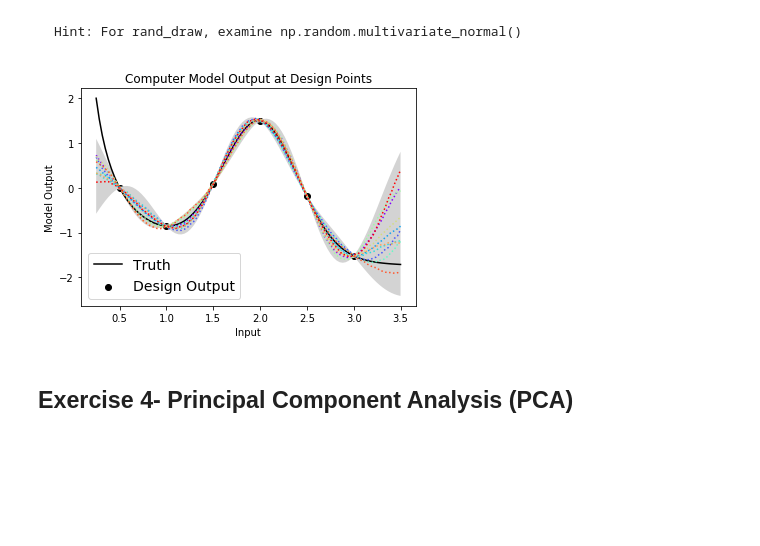
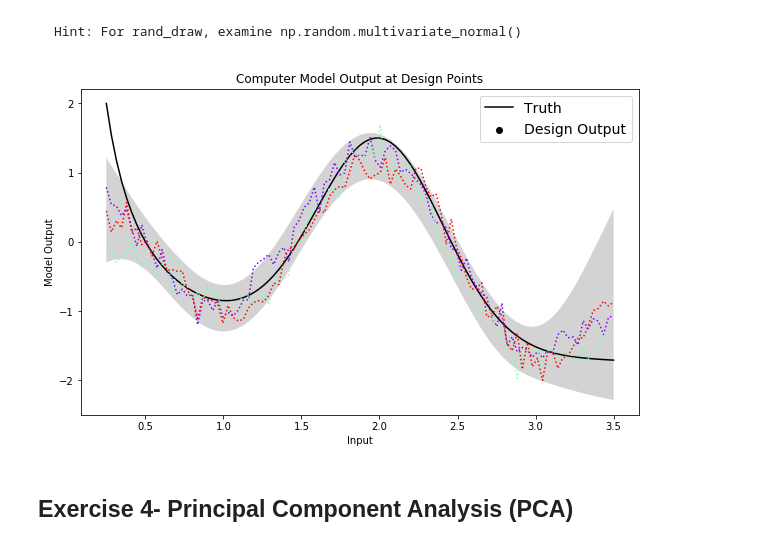
Before and after one commit to keweiyao/BayesExample, a Jupyter notebook: example.ipynb, the cells around one changed output. Cells and saved outputs as stored; diff of their text form; code cells hidden in the pictures; blank space fills up the shorter version.

```diff
--- a/example.ipynb
+++ b/example.ipynb
@@ -660,7 +660,8 @@ Run the two cells below
 # %%
 def truth(x):
     #return(3*x+np.cos(5*x))
-    return 1/x + 3*np.exp(-3*(x-2)**2) - 2
-design = np.linspace(start=.5,stop=3,num=6)
-model_data = truth(design)
+    return 1/x + 3*np.exp(-3*(x-2)**2) - 2 # 1/x + 3*exp(-3(x-2)^2) - 2
+Ndata = 12
+design = np.linspace(start=.5,stop=3,num=Ndata)
+model_data = truth(design)*( 1 + np.random.normal(0,.2,Ndata) )
 # %%
@@ -674,10 +677,16 @@ pass
 # %% [markdown]
 Run the cell below, training the GP
 # %%
+from sklearn.gaussian_process import GaussianProcessRegressor as GPR
+from sklearn.gaussian_process import kernels
+
 """
 Create a Gaussian process emulator, assuming a two-point function
 with correlation length L,
-C(y(x1), y(x2)) = sigma * exp(-.5 * |x1-x2|^2/L^2 )
+C(y(x1), y(x2)) = sigma^2 * exp(-.5 * |x1-x2|^2/L^2 )
+                # Radial basis function (RBF), squared expontial np.exp(-.5*x^2/l^2)
+            + noise kernel diagnal{nl,...., nl}
+Hyperparameter: L, sigma, nl
 """
 ptp = .3
 kernel = (
@@ -687,9 +696,7 @@ kernel = (
     )
     + kernels.WhiteKernel(noise_level=.1**2,  noise_level_bounds=(1e-4,1e2))
 )
-gp = GPR(kernel=kernel,
-    alpha=0.0,
-    n_restarts_optimizer=1,
+gp = GPR(kernel=kernel, alpha=0.0, n_restarts_optimizer=1,
     copy_X_train=False, optimizer="fmin_l_bfgs_b")
 gp.fit(design.reshape(-1,1), model_data)
 print('RBF: ', gp.kernel_.get_params()['k1'])
@@ -745,30 +755,31 @@ The prior exercises displayed the mean and variance of our function at all the p
 # %%
 #Get the upper 95% quantile, and lower 95% quantile of the GP predictions at all the in-between points
 ##Fill in same values as previous exercise
+plt.figure(figsize=(10,6))
 top_var = mean + 1.96*np.sqrt(np.diag(cov))
 bot_var = mean - 1.96*np.sqrt(np.diag(cov))
 
 plt.scatter(design,model_data,color = 'black',label = 'Design Output')
 plt.title('Computer Model Output at Design Points')
 plt.xlabel('Input')
 plt.ylabel('Model Output')
 plt.fill_between(X[:,0], bot_var, top_var, where=top_var >= bot_var, facecolor='lightgray', interpolate=True)
 plt.plot(X,truth(X),color='black',label = 'Truth')
 
-ndraws = 10
+ndraws = 3
 colors = cm.rainbow(np.linspace(0, 1, ndraws))
 
 #Get [ndraws] random draws from the predictive distribution of the GP at all of the in-between points
 #Use the predictive mean and covariance
-rand_draw = np.random.multivariate_normal(mean,cov,10)
+rand_draw = np.random.multivariate_normal(mean,cov,ndraws)
 for i in range(ndraws):
     plt.plot(X,rand_draw[i,:],color = colors[i],linestyle = ":")
 
 plt.legend(loc='best', fontsize=14)
 
 pass
 # %% [output]
-[figure, old version]
+[figure, new version]
 # %% [markdown]
 ## Exercise 4- Principal Component Analysis (PCA)
 # %% [markdown]
```
Also changed, not shown: parts of 35 cells of this notebook.
